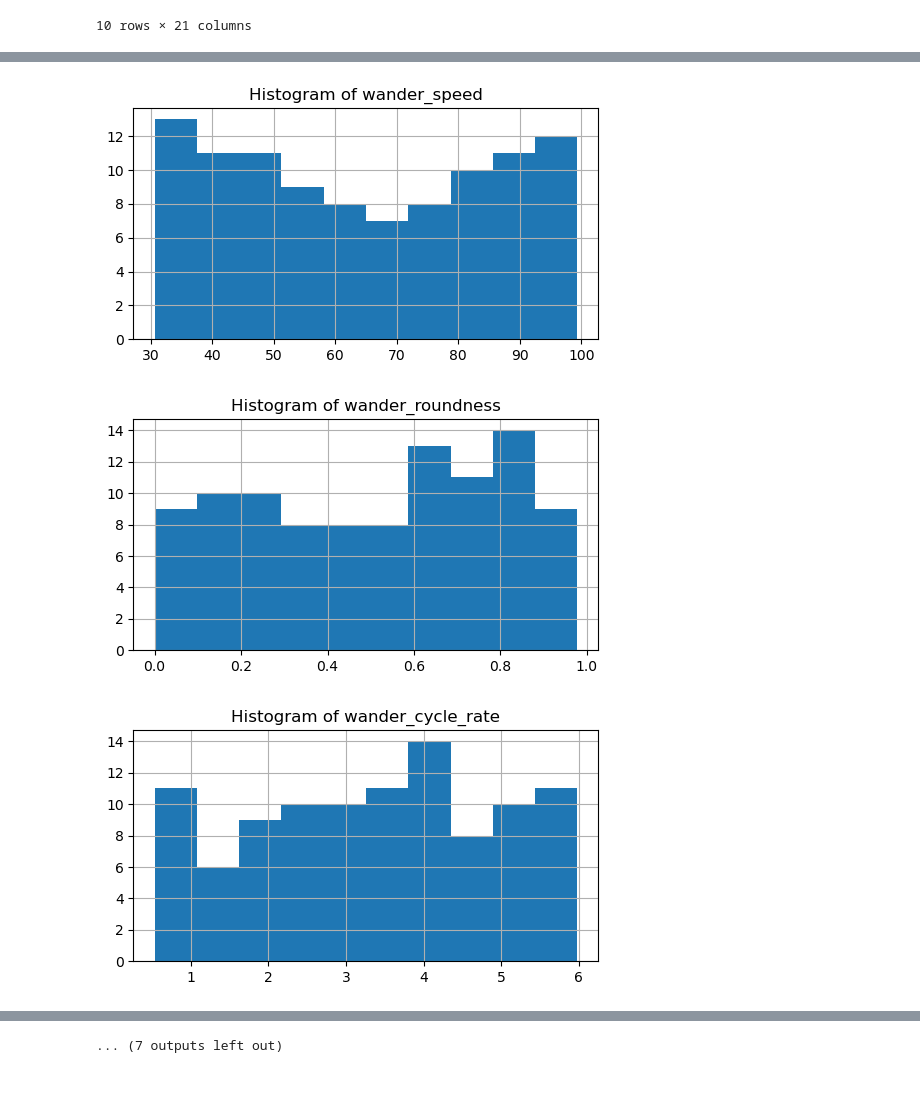
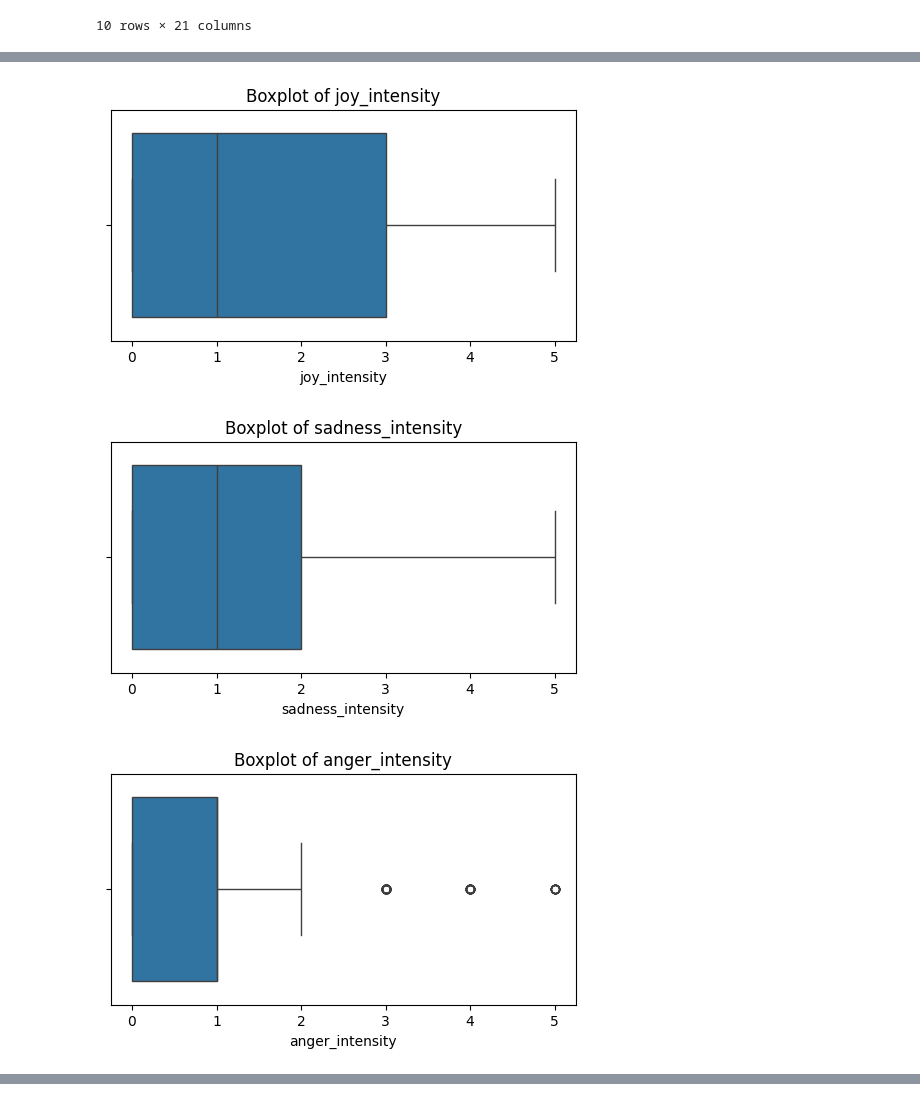
Before and after one commit to fcortevargas/Thesis, a Jupyter notebook: Data Analysis/Analysis/rating_analysis.ipynb, the cells around one changed output, grey strips where cells are left out. Saved outputs shown, nothing was run; the diff lists cells and outputs as text; code cells hidden in the pictures.

Commit message:
:sparkles: Did a lot of the data analysis.

```diff
--- a/Data Analysis/Analysis/rating_analysis.ipynb
+++ b/Data Analysis/Analysis/rating_analysis.ipynb
@@ -9,3 +15,5 @@ df = pd.read_csv(file_path, header=0, index_col=[0, 1])
+# %%
+dep_var_cols = ['joy_intensity', 'sadness_intensity', 'anger_intensity', 'fear_intensity', 'disgust_intensity', 'surprise_intensity', 'pleasure', 'arousal', 'dominance']
 # %%
 df.head(10)
 # %% [output]
@@ -25 +53,3 @@ df.head(10)
+# %%
+df[dep_var_cols] = df[dep_var_cols].fillna(value=0)
 # %%
@@ -58,0 +85,9 @@ df_numericals.cov().round()
+# %%
+for column in df[indep_var_cols]:
+    plt.figure(figsize=(6, 3))
+    if 'slope' in column:
+        sns.histplot(data=df, x=column, kde=True, discrete=True)
+    else:
+        sns.histplot(data=df, x=column, bins=10, kde=True)
+    plt.title(f'Histogram of {column}')
+    plt.show()
@@ -58,0 +104,9 @@ df_numericals.cov().round()
+# %%
+for column in df[dep_var_cols]:
+    plt.figure(figsize=(6, 3))
+    if "intensity" in column:
+        sns.histplot(data=df, x=column, bins=6, kde=True)
+    else:
+        sns.histplot(data=df, x=column, bins=9, kde=True, discrete=True)
+    plt.title(f'Histogram of {column}')
+    plt.show()
@@ -59,10 +123,10 @@ df_numericals.cov().round()
 # %%
-for column in df_numericals:
+for column in df[dep_var_cols]:
     plt.figure(figsize=(6, 3))
-    df_numericals[column].hist()
-    plt.title(f'Histogram of {column}')
+    sns.boxplot(x=df[column])
+    plt.title(f'Boxplot of {column}')
     plt.show()
 # %% [output]
-[figure, old version]
+[figure, new version]
-[figure, old version]
+[figure, new version]
-[figure, old version]
+[figure, new version]
@@ -78,2 +139 @@ for column in df_numericals:
-... (7 outputs left out)
 # %%
```
Also changed, not shown: parts of 26 cells of this notebook, 9 other files.
